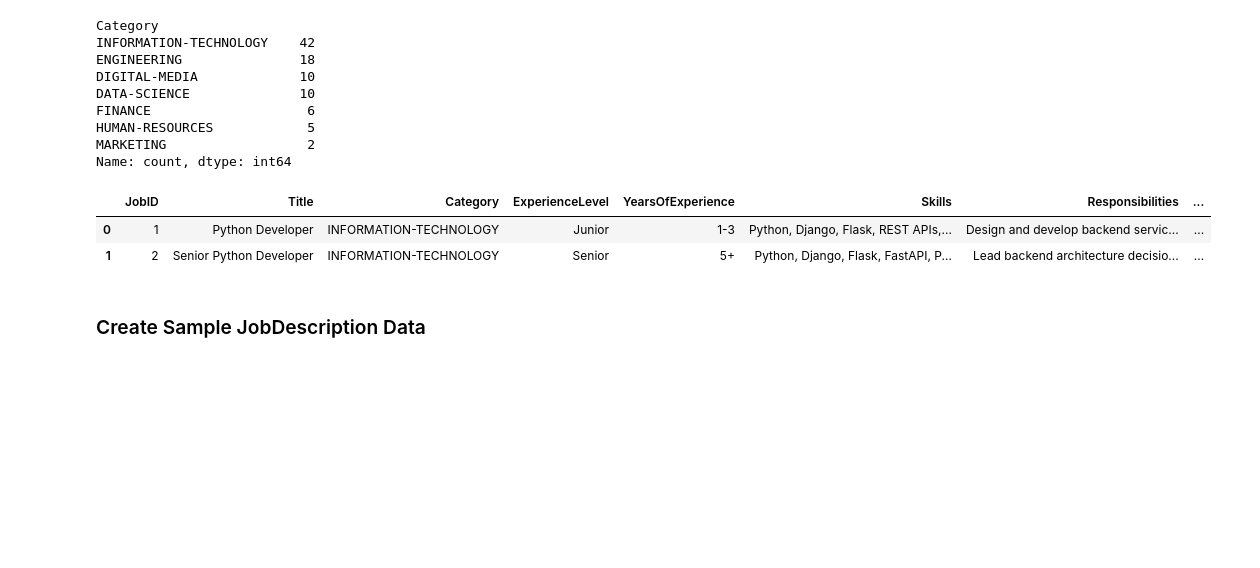
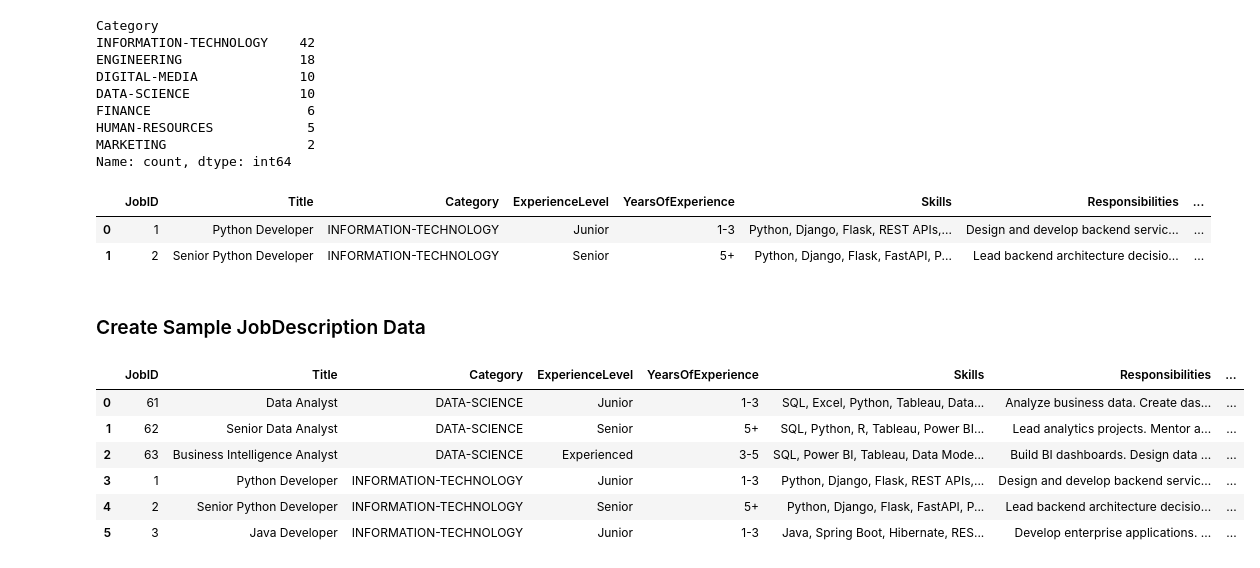
Before and after one commit to SujanSB/ResuMatch, a Jupyter notebook: data/data_preparation/job_description_data_preparation.ipynb, the cells around one changed output. Drawn from its saved outputs; the diff is of its cells as text; code cells hidden in the pictures; blank space fills up the shorter version.

Commit message:
chore: new sample job data

```diff
--- a/data/data_preparation/job_description_data_preparation.ipynb
+++ b/data/data_preparation/job_description_data_preparation.ipynb
@@ -156,18 +156,25 @@ processed_df.head(2)
 |  | JobID | Title | Category | ExperienceLevel | YearsOfExperience | Skills | Responsibilities | ... |
 | 0 | 1 | Python Developer | INFORMATION-TECHNOLOGY | Junior | 1-3 | Python, Django, Flask, REST APIs,... | Design and develop backend servic... | ... |
 | 1 | 2 | Senior Python Developer | INFORMATION-TECHNOLOGY | Senior | 5+ | Python, Django, Flask, FastAPI, P... | Lead backend architecture decisio... | ... |
-# %%
-processed_df = processed_df.iloc[0:1]
 # %% [markdown]
 ### Create Sample JobDescription Data
 # %%
 # pick first 3 of Data Science and IT.
 cats = ["DATA-SCIENCE", "INFORMATION-TECHNOLOGY"]
 parts = []
 for c in cats:
     parts.append(processed_df[processed_df["Category"].fillna("").str.upper() == c].head(3))
 
 sample_job_descriptions = pd.concat(parts, ignore_index=True)
+sample_job_descriptions
+# %% [output]
+|  | JobID | Title | Category | ExperienceLevel | YearsOfExperience | Skills | Responsibilities | ... |
+| 0 | 61 | Data Analyst | DATA-SCIENCE | Junior | 1-3 | SQL, Excel, Python, Tableau, Data... | Analyze business data. Create das... | ... |
+| 1 | 62 | Senior Data Analyst | DATA-SCIENCE | Senior | 5+ | SQL, Python, R, Tableau, Power BI... | Lead analytics projects. Mentor a... | ... |
+| 2 | 63 | Business Intelligence Analyst | DATA-SCIENCE | Experienced | 3-5 | SQL, Power BI, Tableau, Data Mode... | Build BI dashboards. Design data ... | ... |
+| 3 | 1 | Python Developer | INFORMATION-TECHNOLOGY | Junior | 1-3 | Python, Django, Flask, REST APIs,... | Design and develop backend servic... | ... |
+| 4 | 2 | Senior Python Developer | INFORMATION-TECHNOLOGY | Senior | 5+ | Python, Django, Flask, FastAPI, P... | Lead backend architecture decisio... | ... |
+| 5 | 3 | Java Developer | INFORMATION-TECHNOLOGY | Junior | 1-3 | Java, Spring Boot, Hibernate, RES... | Develop enterprise applications. ... | ... |
 # %%
 # save to processed/processed_sample_jobs/sample_job_descriptions.csv
 out_dir = Path("processed/processed_sample_jobs/")
```
Also changed, not shown: 2 other files.
